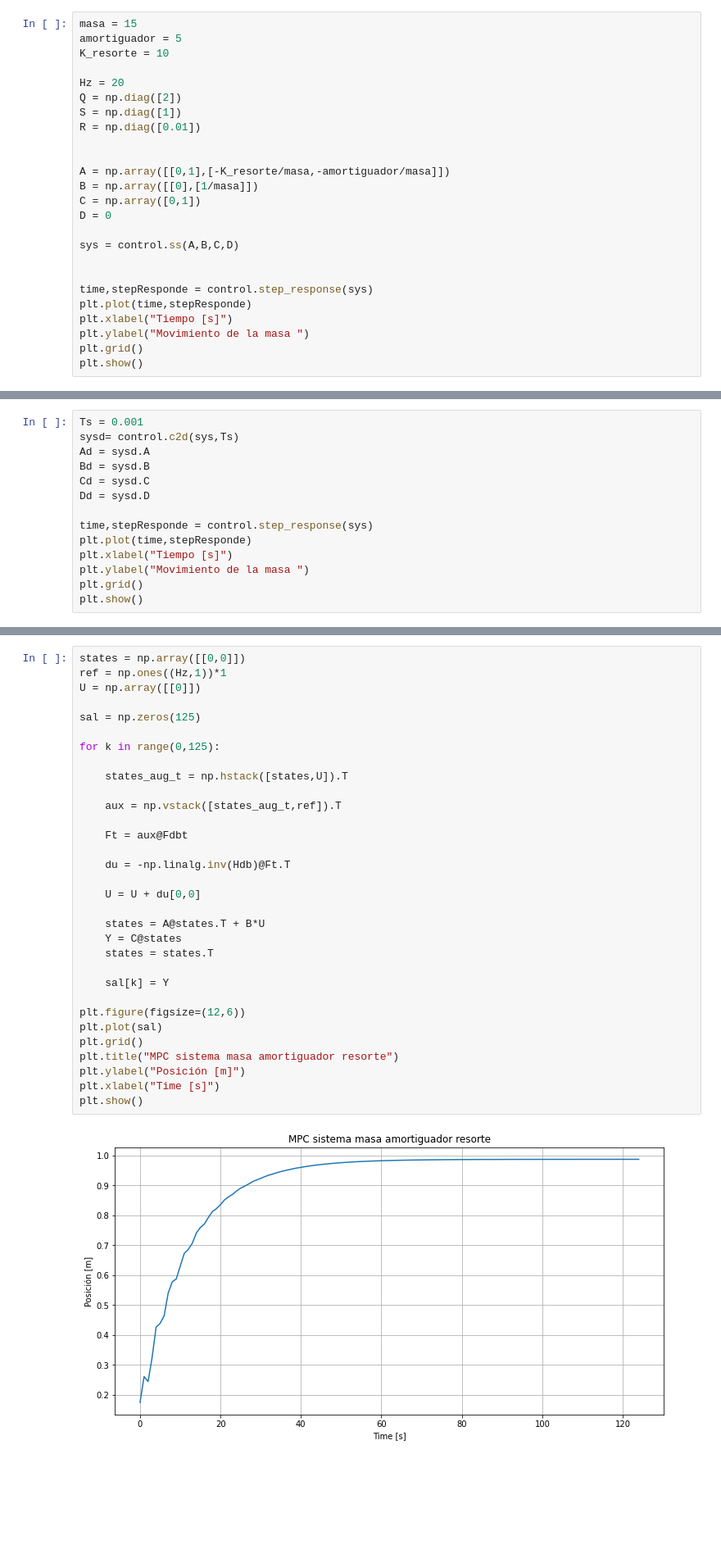
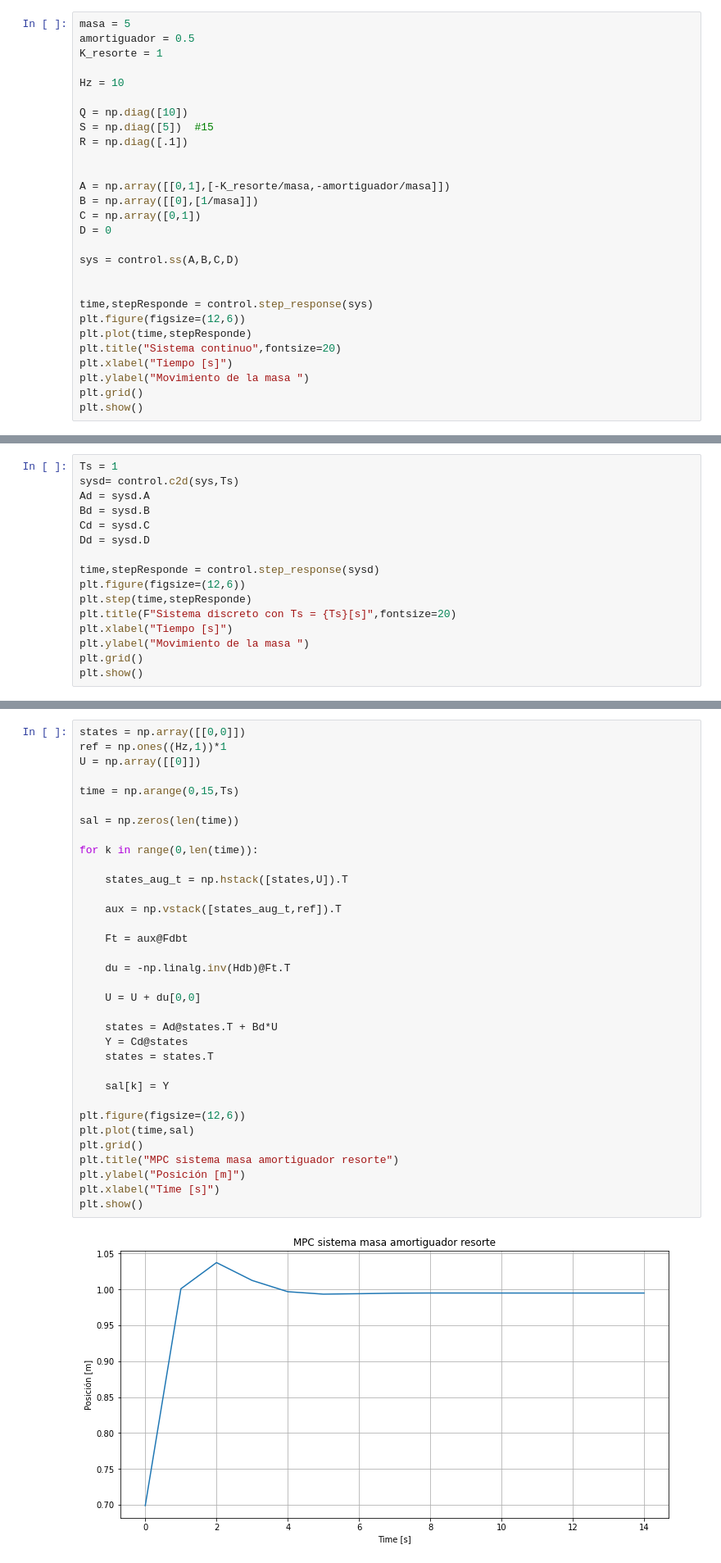
Before and after one commit to JuanDavidBarrero/MPC_python, a Jupyter notebook: mpc.ipynb, the cells around one changed output, grey strips where cells are left out. Shown at 82% size. Drawn from its saved outputs; the diff is of its cells as text; blank space fills up the shorter version.

```diff
--- a/mpc.ipynb
+++ b/mpc.ipynb
@@ -28,14 +28,15 @@ import matplotlib.pyplot as plt
 from scipy.linalg import block_diag
 import control
 # %%
-masa = 15
-amortiguador = 5
-K_resorte = 10
+masa = 5
+amortiguador = 0.5
+K_resorte = 1
 
-Hz = 20
-Q = np.diag([2])
-S = np.diag([1])
-R = np.diag([0.01])
+Hz = 10
+
+Q = np.diag([10])
+S = np.diag([5])  #15
+R = np.diag([.1])
 
 
 A = np.array([[0,1],[-K_resorte/masa,-amortiguador/masa]])
@@ -47,7 +48,9 @@ sys = control.ss(A,B,C,D)
 
 
 time,stepResponde = control.step_response(sys)
+plt.figure(figsize=(12,6))
 plt.plot(time,stepResponde)
+plt.title("Sistema continuo",fontsize=20)
 plt.xlabel("Tiempo [s]")
 plt.ylabel("Movimiento de la masa ")
 plt.grid()
@@ -57,15 +60,17 @@ plt.show()
 # %% [markdown]
 ### Discretizando la ecuación diferencial
 # %%
-Ts = 0.001
+Ts = 1
 sysd= control.c2d(sys,Ts)
 Ad = sysd.A
 Bd = sysd.B
 Cd = sysd.C
 Dd = sysd.D
 
-time,stepResponde = control.step_response(sys)
-plt.plot(time,stepResponde)
+time,stepResponde = control.step_response(sysd)
+plt.figure(figsize=(12,6))
+plt.step(time,stepResponde)
+plt.title(F"Sistema discreto con Ts = {Ts}[s]",fontsize=20)
 plt.xlabel("Tiempo [s]")
 plt.ylabel("Movimiento de la masa ")
 plt.grid()
@@ -124,34 +129,36 @@ Fdbt = np.vstack([temp,temp1])
 # %%
 states = np.array([[0,0]])
 ref = np.ones((Hz,1))*1
 U = np.array([[0]])
 
-sal = np.zeros(125)
+time = np.arange(0,15,Ts)
 
-for k in range(0,125):
+sal = np.zeros(len(time))
+
+for k in range(0,len(time)):
 
     states_aug_t = np.hstack([states,U]).T
 
     aux = np.vstack([states_aug_t,ref]).T
 
     Ft = aux@Fdbt
 
     du = -np.linalg.inv(Hdb)@Ft.T
 
     U = U + du[0,0]
 
-    states = A@states.T + B*U
-    Y = C@states
+    states = Ad@states.T + Bd*U
+    Y = Cd@states
     states = states.T
 
     sal[k] = Y
 
 plt.figure(figsize=(12,6))
-plt.plot(sal)
+plt.plot(time,sal)
 plt.grid()
 plt.title("MPC sistema masa amortiguador resorte")
 plt.ylabel("Posición [m]")
 plt.xlabel("Time [s]")
 plt.show()
 # %% [output]
-[figure, old version]
+[figure, new version]
```
Also changed, not shown: parts of 2 cells of this notebook.
